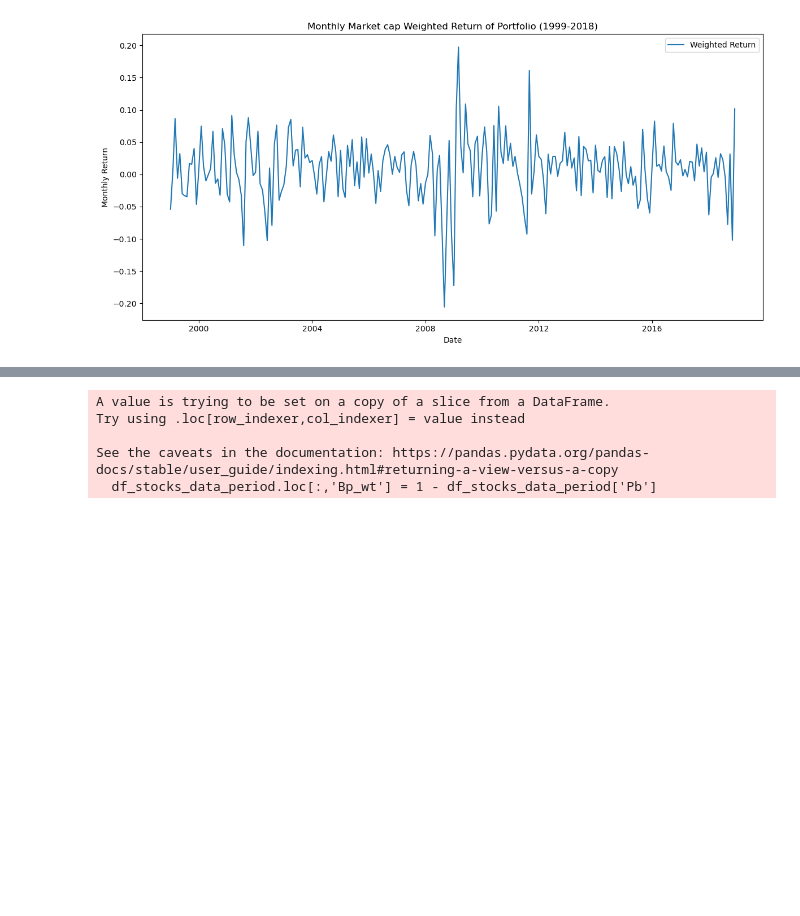
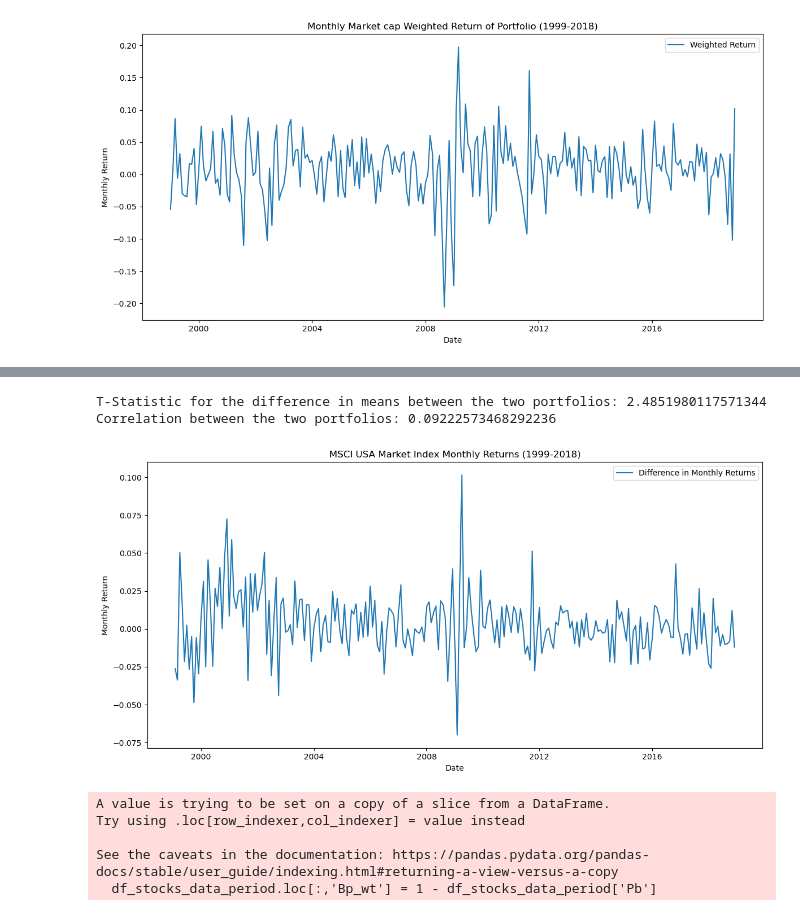
Before and after one commit to KiranReddy0808/FE5108-Portfolio-Theory-and-Investments, a Jupyter notebook: Assignment 3/Q1 & Q2/Assignment3.ipynb, the cells around one changed output, grey strips where cells are left out. Cells and saved outputs as stored; diff of their text form; code cells hidden in the pictures; blank space fills up the shorter version.

```diff
--- a/Assignment 3/Assignment3.ipynb
+++ b/Assignment 3/Q1 & Q2/Assignment3.ipynb
@@ -584,18 +585,31 @@ plt.show()
 # %%
 # Calculate the t-statistic for the difference in means between the two portfolios
 
-# difference = weighted_return - us_msci_ff_filtered_data['Standard Return']
-# t_statistic = (difference.mean() - 0) / (difference.std() / np.sqrt(len(difference)))
+difference = weighted_return - us_msci_ff_filtered_data['Standard Return']
+t_statistic = (difference.mean() - 0) / (difference.std() / np.sqrt(len(difference)))
 
 # print(difference.describe())
 
-# print(f"T-Statistic for the difference in means between the two portfolios: {t_statistic}")
+print(f"T-Statistic for the difference in means between the two portfolios: {t_statistic}")
 
 # # calculate the correlation between the two portfolios
 
-# correlation = weighted_return.corr(us_msci_ff_filtered_data['Standard Return'])
+correlation = weighted_return.corr(us_msci_ff_filtered_data['Standard Return'])
 
-# print(f"Correlation between the two portfolios: {correlation}")
+print(f"Correlation between the two portfolios: {correlation}")
+
+plt.figure(figsize=(12, 6))
+plt.plot(difference.index.to_timestamp(), difference, label='Difference in Monthly Returns')
+plt.title('MSCI USA Market Index Monthly Returns (1999-2018)')
+plt.xlabel('Date')
+plt.ylabel('Monthly Return')
+plt.legend()
+plt.tight_layout()
+plt.show()
+# %% [output]
+T-Statistic for the difference in means between the two portfolios: 2.4851980117571344
+Correlation between the two portfolios: 0.09222573468292236
+[figure, added]
 # %%
 # Equally weight the top 20% of stocks by their book-to-price ratio
 
```
Also changed, not shown: parts of 2 cells of this notebook, 21 other files.
